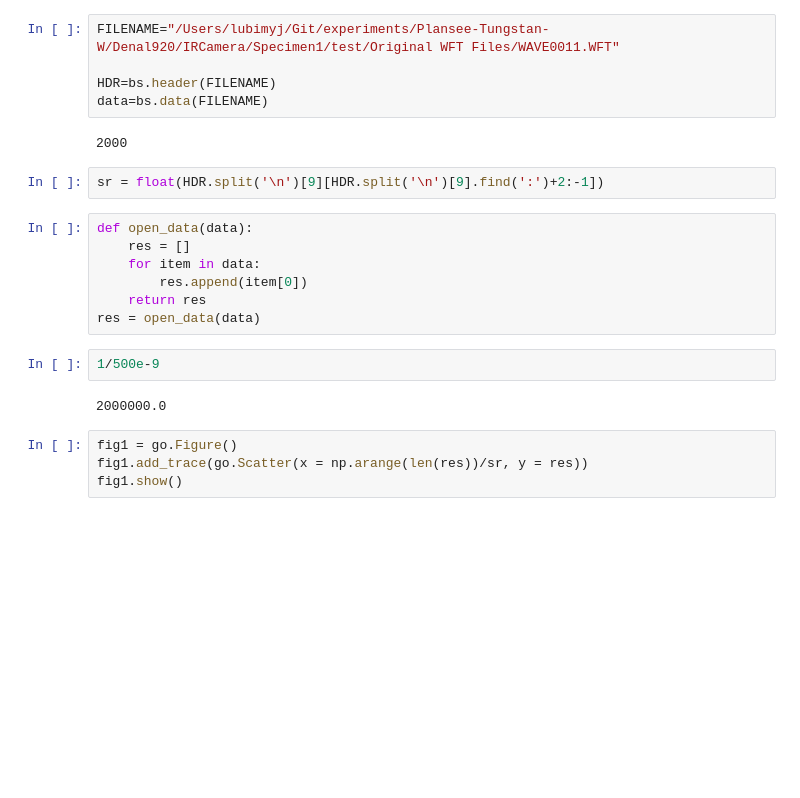
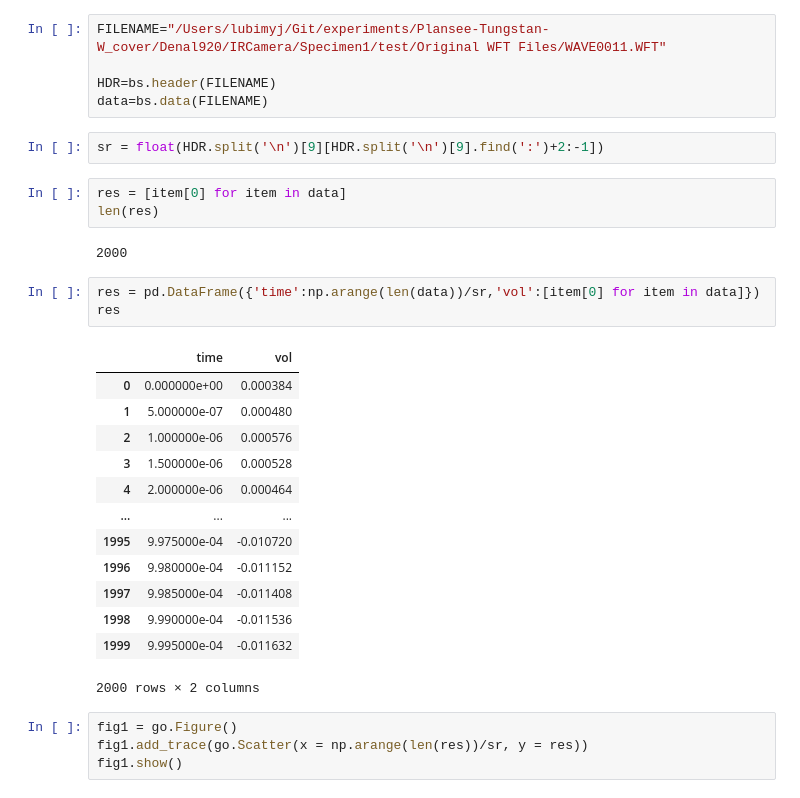
Before and after one commit to AlexProher/BarGv2, a Jupyter notebook: open_WFT.ipynb, the cells around one changed output. Cells and saved outputs as stored; diff of their text form; blank space fills up the shorter version.

```diff
--- a/open_WFT.ipynb
+++ b/open_WFT.ipynb
@@ -3,25 +4,34 @@ import biosig as bs
 import numpy as np
 import plotly.graph_objects as go
 # %%
-FILENAME="/Users/lubimyj/Git/experiments/Plansee-Tungstan-W/Denal920/IRCamera/Specimen1/test/Original WFT Files/WAVE0011.WFT"
+FILENAME="/Users/lubimyj/Git/experiments/Plansee-Tungstan-W_cover/Denal920/IRCamera/Specimen1/test/Original WFT Files/WAVE0011.WFT"
 
 HDR=bs.header(FILENAME)
 data=bs.data(FILENAME)
-# %% [output]
-2000
 # %%
 sr = float(HDR.split('\n')[9][HDR.split('\n')[9].find(':')+2:-1])
-# %%
-def open_data(data):
-    res = []
-    for item in data:
-        res.append(item[0])
-    return res
-res = open_data(data)
-# %%
-1/500e-9
-# %% [output]
-2000000.0
+# %%
+res = [item[0] for item in data]
+len(res)
+# %% [output]
+2000
+# %%
+res = pd.DataFrame({'time':np.arange(len(data))/sr,'vol':[item[0] for item in data]})
+res
+# %% [output]
+|  | time | vol |
+| 0 | 0.000000e+00 | 0.000384 |
+| 1 | 5.000000e-07 | 0.000480 |
+| 2 | 1.000000e-06 | 0.000576 |
+| 3 | 1.500000e-06 | 0.000528 |
+| 4 | 2.000000e-06 | 0.000464 |
+| ... | ... | ... |
+| 1995 | 9.975000e-04 | -0.010720 |
+| 1996 | 9.980000e-04 | -0.011152 |
+| 1997 | 9.985000e-04 | -0.011408 |
+| 1998 | 9.990000e-04 | -0.011536 |
+| 1999 | 9.995000e-04 | -0.011632 |
+2000 rows × 2 columns
 # %%
 fig1 = go.Figure()
 fig1.add_trace(go.Scatter(x = np.arange(len(res))/sr, y = res))
```
Also changed, not shown: parts of 1 cell of this notebook, 4 other files.
